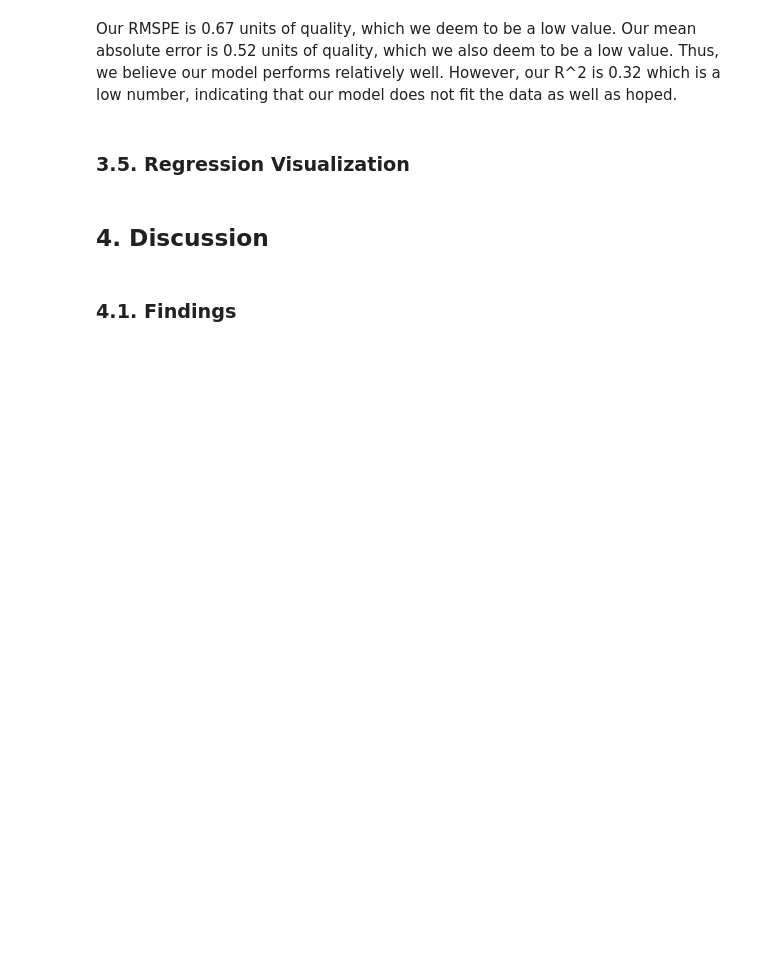
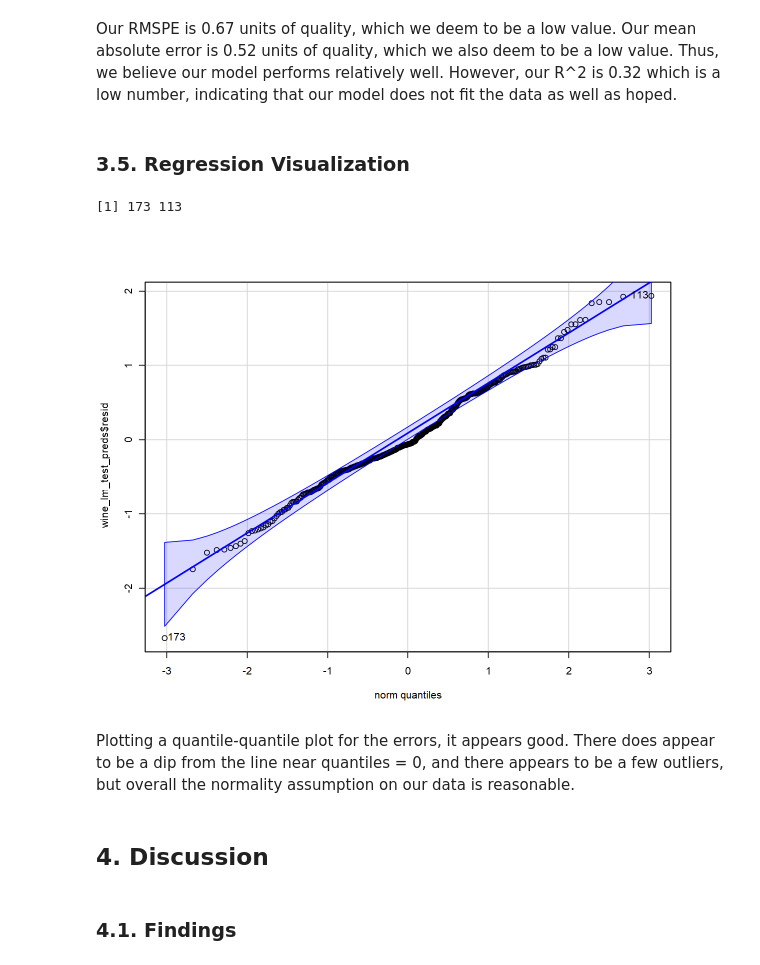
Before and after one commit to DSCI-310-2024/DSCI-310_Group-7, a Jupyter notebook: prediction-red_wine_quality.ipynb, the cells around one changed output. Saved outputs shown, nothing was run; the diff lists cells and outputs as text; code cells hidden in the pictures; blank space fills up the shorter version.

Commit message:
regression visualization
added qqplot

```diff
--- a/prediction-red_wine_quality.ipynb
+++ b/prediction-red_wine_quality.ipynb
@@ -321,6 +326,20 @@ A tibble: 3 × 3
 Our RMSPE is 0.67 units of quality, which we deem to be a low value. Our mean absolute error is 0.52 units of quality, which we also deem to be a low value. Thus, we believe our model performs relatively well. However, our R^2 is 0.32 which is a low number, indicating that our model does not fit the data as well as hoped.
 # %% [markdown]
 ### 3.5. Regression Visualization
+# %%
+options(repr.plot.width = 10, repr.plot.height = 8)
+
+wine_lm_test_preds <- wine_lm_fit %>%
+  predict(wine_test) %>%
+  bind_cols(wine_test) %>%
+  mutate(resid = quality - .pred)
+
+qqPlot(wine_lm_test_preds$resid)
+# %% [output]
+[1] 173 113
+[figure, added]
+# %% [markdown]
+Plotting a quantile-quantile plot for the errors, it appears good. There does appear to be a dip from the line near quantiles = 0, and there appears to be a few outliers, but overall the normality assumption on our data is reasonable.
 # %% [markdown]
 ## 4. Discussion
 # %% [markdown]
```
Also changed, not shown: parts of 1 cell of this notebook.
